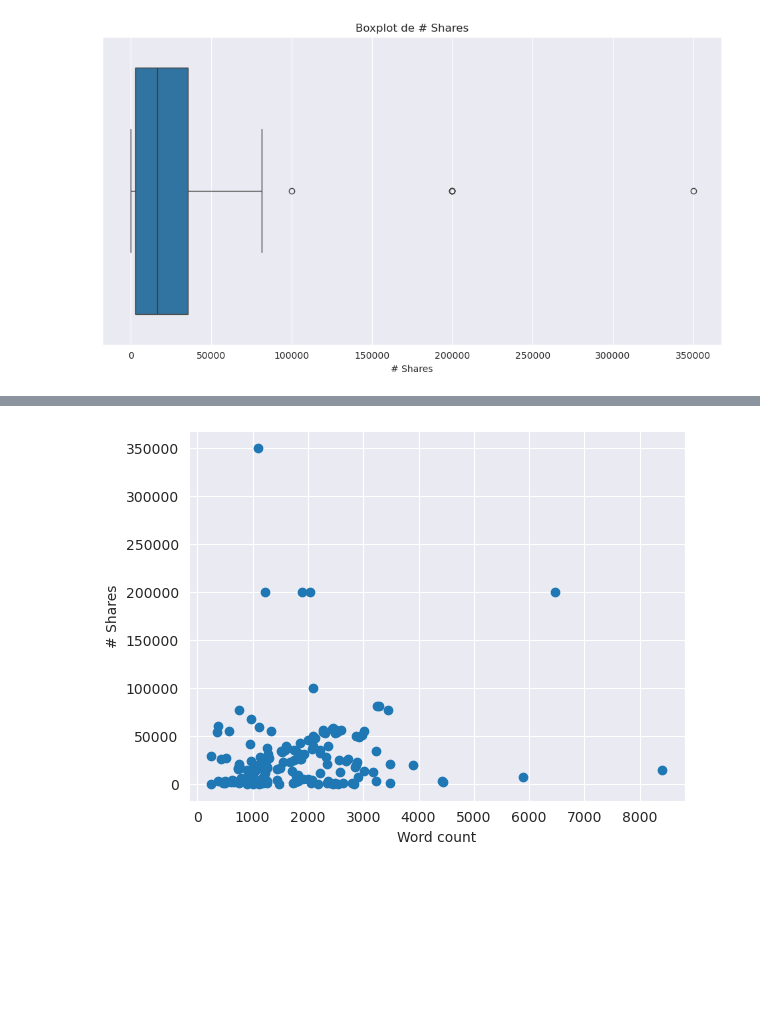
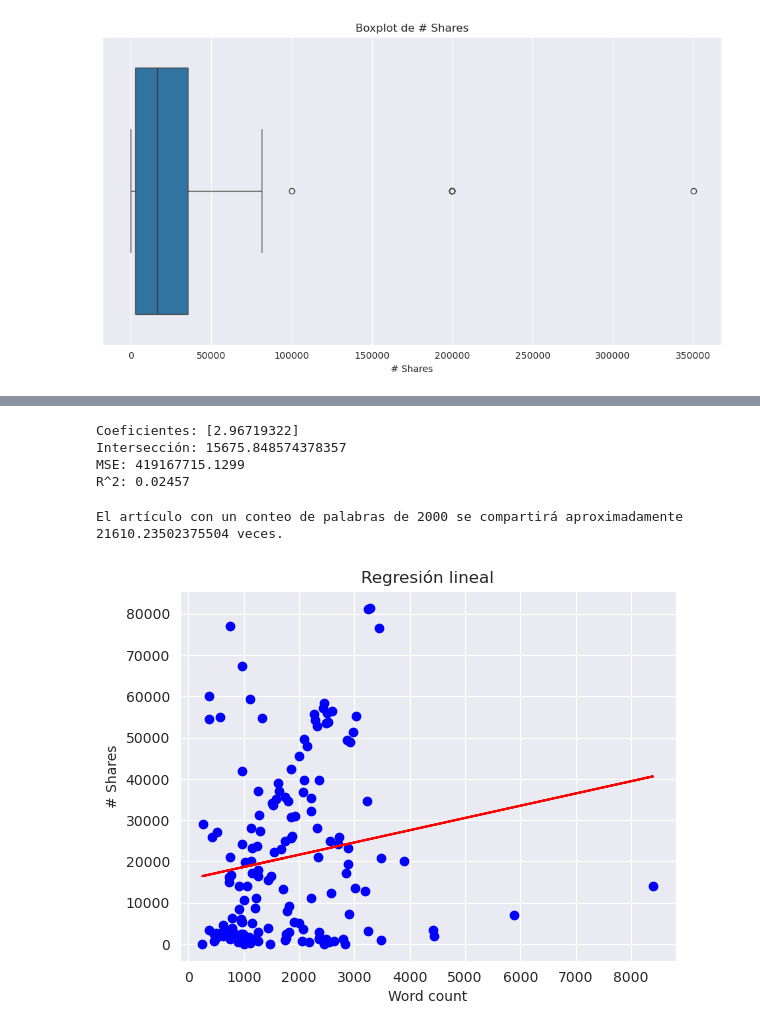
Before and after one commit to thejoresp/ModelaIA, a Jupyter notebook: modelado.ipynb, the cells around one changed output, grey strips where cells are left out. Cells and saved outputs as stored; diff of their text form; code cells hidden in the pictures; blank space fills up the shorter version.

```diff
--- a/modelado.ipynb
+++ b/modelado.ipynb
@@ -165,0 +140,2 @@ plt.show()
+# %%
+normal = articulos_sin_nan
@@ -202,20 +227,21 @@ plt.show()
 [figure]
 [figure]
 # %%
-Q1W = articulos['Word count'].quantile(0.25)
-Q3W = articulos['Word count'].quantile(0.75)
+#eliminamos outliers con el rango intercuartílico
+Q1W = normal['Word count'].quantile(0.25)
+Q3W = normal['Word count'].quantile(0.75)
 IQR_word_count = Q3W - Q1W
 
 abajoW  = Q1W - 1.5 * IQR_word_count
 arribaW = Q3W + 1.5 * IQR_word_count
 
-articulos = articulos[(articulos['Word count'] >= abajoW) & (articulos['Word count'] <= arribaW)]
+articulos = normal[(normal['Word count'] >= abajoW) & (normal['Word count'] <= arribaW)]
 
-Q1S = articulos['# Shares'].quantile(0.25)
-Q3S = articulos['# Shares'].quantile(0.75)
+Q1S = normal['# Shares'].quantile(0.25)
+Q3S = normal['# Shares'].quantile(0.75)
 IQR_shares = Q3S - Q1S
 
 abajoS = Q1S - 1.5 * IQR_shares
 arribaS = Q3S + 1.5 * IQR_shares
 
-articulos = articulos[(articulos['# Shares'] >= abajoS) & (articulos['# Shares'] <= arribaS)]
+normal2 = normal[(normal['# Shares'] >= abajoS) & (normal['# Shares'] <= arribaS)]
@@ -235,7 +248,44 @@ plt.show()
+# %%
+X = normal2[['Word count']]
+y = normal2['# Shares']
+
+regresion_lineal = LinearRegression()
+
+modelo2 = regresion_lineal.fit(X, y)
+
+coeficientes = modelo2.coef_
+interseccion = modelo2.intercept_
+
+y_pred = modelo2.predict(X)
+
+mse = metrics.mean_squared_error(y, y_pred)
+r2 = metrics.r2_score(y, y_pred)
+
+print(f"Coeficientes: {coeficientes}")
+print(f"Intersección: {interseccion}")
+print(f"MSE: {mse.round(4)}")
+print(f"R^2: {r2.round(5)}")
+# %% [output]
+Coeficientes: [2.96719322]
+Intersección: 15675.848574378357
+MSE: 419167715.1299
+R^2: 0.02457
+# %%
+# Calculo la prediccion
+nuevo_articulo = pd.DataFrame([[2000]], columns=['Word count'])
+
+prediccion = modelo2.predict(nuevo_articulo)
+
+print(f"El artículo con un conteo de palabras de 2000 se compartirá aproximadamente {prediccion[0]} veces.")
+# %% [output]
+El artículo con un conteo de palabras de 2000 se compartirá aproximadamente 21610.23502375504 veces.
 # %%
-plt.scatter(X, y)
+plt.scatter(X, y, color='blue')  # puntos de datos originales
+plt.plot(X, y_pred, color='red')  # línea de tendencia
+
+plt.title('Regresión lineal')
 plt.xlabel('Word count')
 plt.ylabel('# Shares')
 plt.show()
 # %% [output]
-[figure, old version]
+[figure, new version]
```
Also changed, not shown: parts of 25 cells of this notebook.
